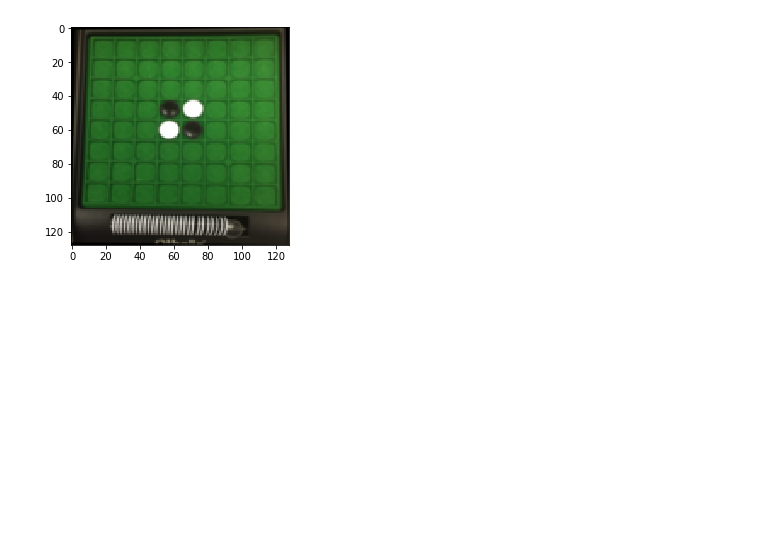
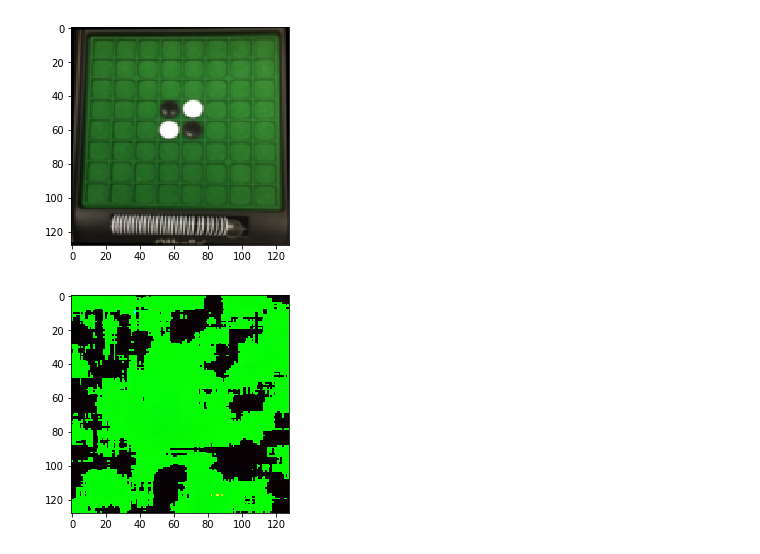
Before and after one commit to xeniagda/BOThello, a Jupyter notebook: Notes.ipynb, the cells around one changed output. Saved outputs shown, nothing was run; the diff lists cells and outputs as text; code cells hidden in the pictures; blank space fills up the shorter version.

```diff
--- a/Notes.ipynb
+++ b/Notes.ipynb
@@ -25,8 +30,11 @@ plt.show()
     Reshape(324)
     -1 x 324
 
-    Append(Y: -1 x 256)
+    Connected(512)
     -1 x 512
+
+    Append(Y: -1 x 65) [0-64: where, 65: whom (0=black, 1=white)]
+    -1 x 577
     Connected(256)
     -1 x 256
 
@@ -45,19 +53,26 @@ class BOThello(nn.Module):
         self.conv_in_1 = nn.Conv2d(3, 50, 5)
         self.conv_in_2 = nn.Conv2d(50, 4, 5)
 
-        self.conn = nn.Linear(324, 256)
+        self.conn_1 = nn.Linear(324, 512)
+        self.conn_2 = nn.Linear(577, 256)
 
         self.conv_out_1 = nn.Conv2d(4, 50, 6)
         self.conv_out_2 = nn.Conv2d(50, 3, 8)
 
-    def forward(self, x):
+    # x = image, y = player action
+    def forward(self, x, y):
         x = self.conv_in_1(x)
         x = F.relu(F.max_pool2d(x, (4, 4)))
         x = self.conv_in_2(x)
         x = F.relu(F.max_pool2d(x, (3, 3)))
 
         x = x.view(-1, 324)
-        x = self.conn(x)
+        x = self.conn_1(x)
+        x = F.relu(x)
+
+        x = torch.cat((x, y), dim=1)
+
+        x = self.conn_2(x)
         x = F.relu(x)
         x = x.view(-1, 4, 8, 8)
 
@@ -75,7 +87,13 @@ res = bot(data)
+# %%
+image = Variable(torch.from_numpy(img1.reshape(1, *img1.shape)))
+player_action = torch.zeros(1, 65)
+player_action[0, 3 * 8 + 2] = 1
+res = bot(image, Variable(player_action))
 # %%
-plt.imshow(np.array(img).transpose((1, 2, 0)))
+plt.imshow(np.array(img1).transpose((1, 2, 0)))
 plt.show()
 plt.imshow(np.array(res.data)[0].transpose((1, 2, 0)))
 plt.show()
 # %% [output]
 [figure]
+[figure, added]
```
Also changed, not shown: parts of 7 cells of this notebook, 1 other file.
